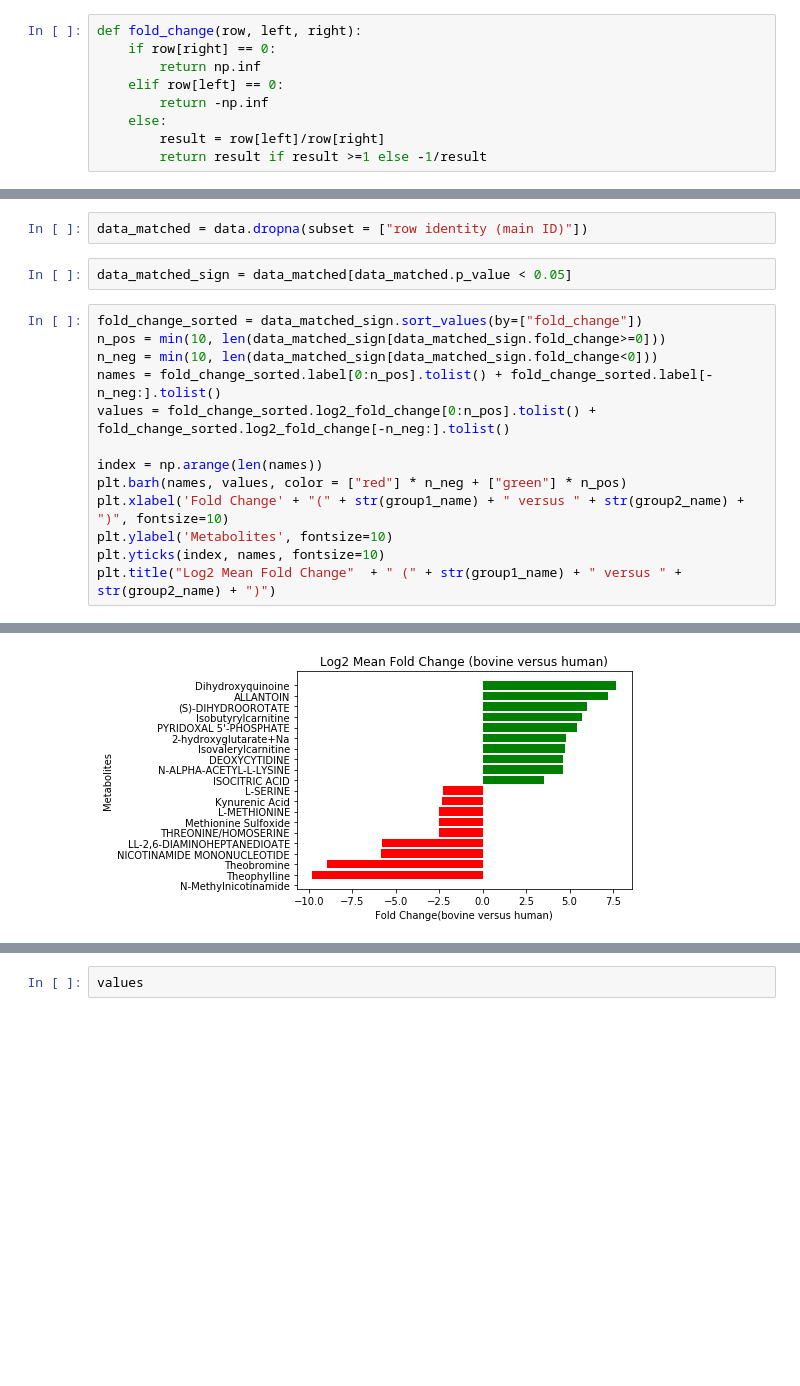
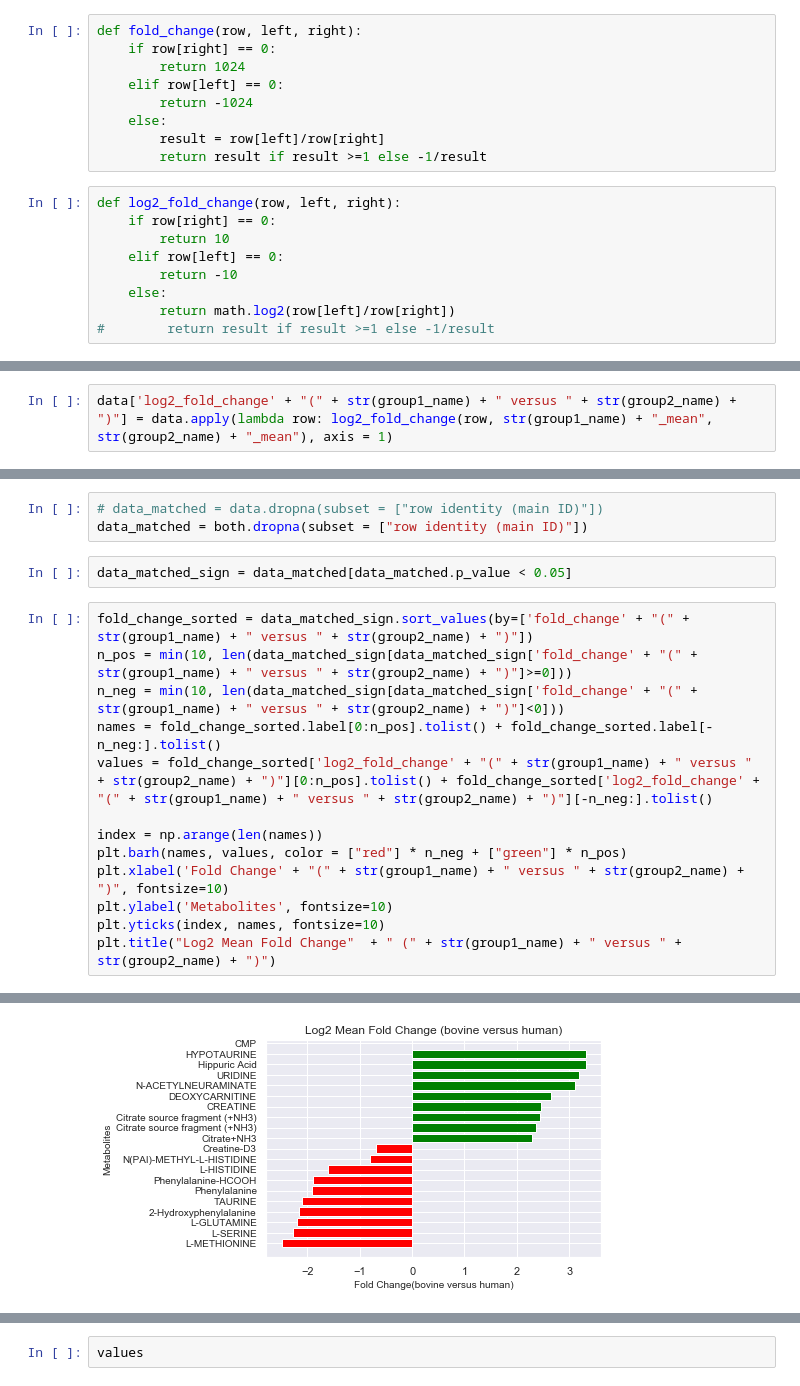
Before and after one commit to lemaslab/rump, a Jupyter notebook: nbs/blank_subtraction.ipynb, the cells around one changed output, grey strips where cells are left out. Drawn from its saved outputs; the diff is of its cells as text; blank space fills up the shorter version.

```diff
--- a/nbs/blank_subtraction.ipynb
+++ b/nbs/blank_subtraction.ipynb
@@ -97,12 +95,21 @@ def add_pvalue(row, left_names, right_names):
 # %%
 def fold_change(row, left, right):
     if row[right] == 0:
-        return np.inf
+        return 1024
     elif row[left] == 0:
-        return -np.inf
+        return -1024
     else:
         result = row[left]/row[right]
         return result if result >=1 else -1/result
+# %%
+def log2_fold_change(row, left, right):
+    if row[right] == 0:
+        return 10
+    elif row[left] == 0:
+        return -10
+    else:
+        return math.log2(row[left]/row[right])
+#        return result if result >=1 else -1/result
 # %%
 data['threshold'] = data.apply(lambda row: add_threshold(row, blank_columns), axis = 1)
 # %%
@@ -115,6 +122,8 @@ data[str(group1_name) + "_mean"] = data[group1_columns].mean(axis = 1)
 data[str(group2_name) + "_mean"] = data[group2_columns].mean(axis = 1)
 # %%
 data['fold_change' + "(" + str(group1_name) + " versus " + str(group2_name) + ")"] = data.apply(lambda row: fold_change(row, str(group1_name) + "_mean", str(group2_name) + "_mean"), axis = 1)
+# %%
+data['log2_fold_change' + "(" + str(group1_name) + " versus " + str(group2_name) + ")"] = data.apply(lambda row: log2_fold_change(row, str(group1_name) + "_mean", str(group2_name) + "_mean"), axis = 1)
 # %%
 data['log2_fold_change' + "(" + str(group1_name) + " versus " + str(group2_name) + ")"] = np.log2(data[str(group1_name) + "_mean"]/data[str(group2_name) + "_mean"])
 # %%
@@ -533,20 +543,21 @@ data.head()
 # %%
-data_matched = data.dropna(subset = ["row identity (main ID)"])
+# data_matched = data.dropna(subset = ["row identity (main ID)"])
+data_matched = both.dropna(subset = ["row identity (main ID)"])
 # %%
 data_matched_sign = data_matched[data_matched.p_value < 0.05]
 # %%
-fold_change_sorted = data_matched_sign.sort_values(by=["fold_change"])
-n_pos = min(10, len(data_matched_sign[data_matched_sign.fold_change>=0]))
-n_neg = min(10, len(data_matched_sign[data_matched_sign.fold_change<0]))
+fold_change_sorted = data_matched_sign.sort_values(by=['fold_change' + "(" + str(group1_name) + " versus " + str(group2_name) + ")"])
+n_pos = min(10, len(data_matched_sign[data_matched_sign['fold_change' + "(" + str(group1_name) + " versus " + str(group2_name) + ")"]>=0]))
+n_neg = min(10, len(data_matched_sign[data_matched_sign['fold_change' + "(" + str(group1_name) + " versus " + str(group2_name) + ")"]<0]))
 names = fold_change_sorted.label[0:n_pos].tolist() + fold_change_sorted.label[-n_neg:].tolist()
-values = fold_change_sorted.log2_fold_change[0:n_pos].tolist() + fold_change_sorted.log2_fold_change[-n_neg:].tolist()
+values = fold_change_sorted['log2_fold_change' + "(" + str(group1_name) + " versus " + str(group2_name) + ")"][0:n_pos].tolist() + fold_change_sorted['log2_fold_change' + "(" + str(group1_name) + " versus " + str(group2_name) + ")"][-n_neg:].tolist()
 
 index = np.arange(len(names))
 plt.barh(names, values, color = ["red"] * n_neg + ["green"] * n_pos)
 plt.xlabel('Fold Change' + "(" + str(group1_name) + " versus " + str(group2_name) + ")", fontsize=10)
 plt.ylabel('Metabolites', fontsize=10)
 plt.yticks(index, names, fontsize=10)
 plt.title("Log2 Mean Fold Change"  + " (" + str(group1_name) + " versus " + str(group2_name) + ")")
 # %% [output]
 Text(0.5,1,'Log2 Mean Fold Change (bovine versus human)')
-[figure, old version]
+[figure, new version]
```
Also changed, not shown: parts of 11 cells of this notebook, 6 other files.
